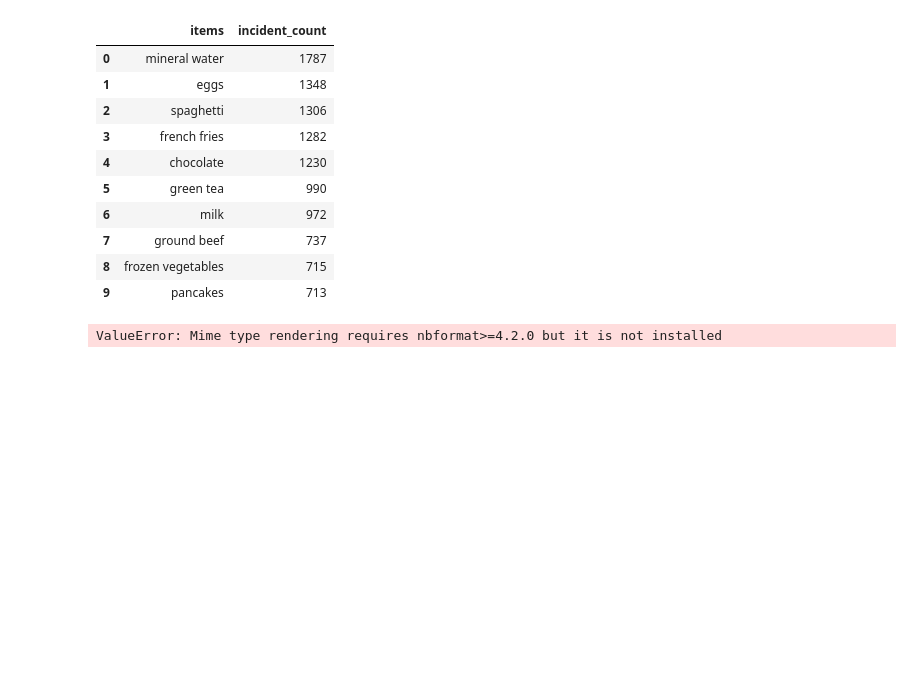
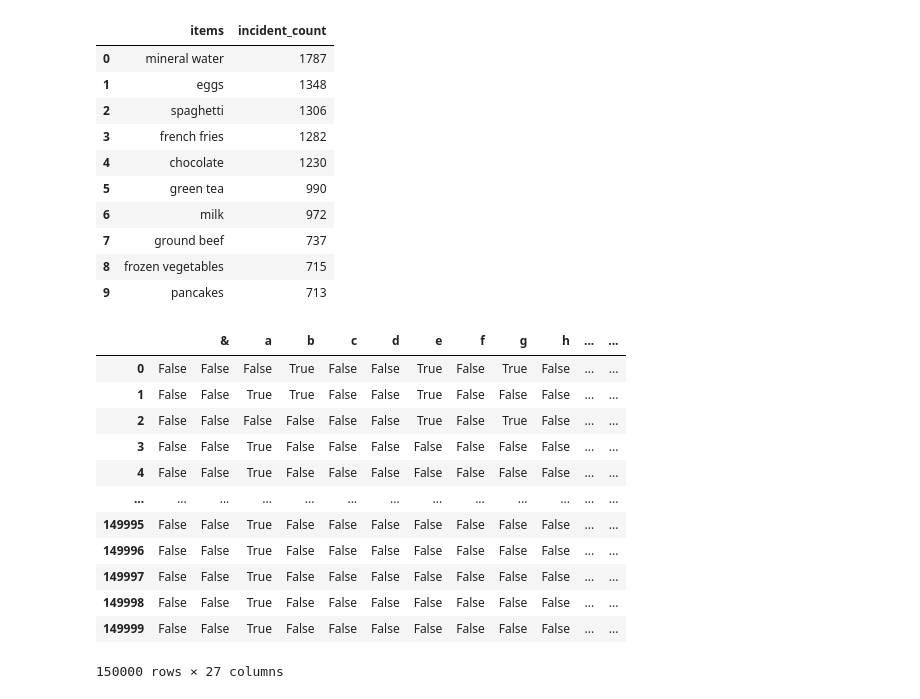
Before and after one commit to juskui/assosiaatio, a Jupyter notebook: kori.ipynb, the cells around one changed output. Saved outputs shown, nothing was run; the diff lists cells and outputs as text; code cells hidden in the pictures; blank space fills up the shorter version.

```diff
--- a/kori.ipynb
+++ b/kori.ipynb
@@ -20,0 +11,13 @@ data.head(10)
+# %%
+import numpy as np
+from tqdm import tqdm
+
+# Gather All Items of Each Transactions into Numpy Array
+transaction = []
+# for i in tqdm(range(0, data.shape[0]),desc= "transaction for-silmukka"):
+#     for j in range(0, data.shape[1]):
+#         transaction.append(data.values[i, j])
+
+
+#np.save('transaction.npy', transaction)
+transaction = np.load('transaction.npy')
@@ -21,13 +33,4 @@ data.head(10)
 # %%
-import numpy as np
-from tqdm import tqdm
-
-# Gather All Items of Each Transactions into Numpy Array
-transaction = []
-for i in tqdm(range(0, data.shape[0]),desc= "eka for-silmukka"):
-    for j in range(0, data.shape[1]):
-        transaction.append(data.values[i,j])
-
 # converting to numpy array
 transaction = np.array(transaction)
 
@@ -70,5 +73,26 @@ fig = px.treemap(df_table.head(30), path=['all', "items"], values='incident_coun
                 )
 # ploting the treemap
 fig.show()
-# %% [output]
-ValueError: Mime type rendering requires nbformat>=4.2.0 but it is not installed
+# %%
+# importing the required module
+from mlxtend.preprocessing import TransactionEncoder
+# initializing the transactionEncoder
+te = TransactionEncoder()
+te_ary = te.fit(transaction).transform(transaction)
+dataset = pd.DataFrame(te_ary, columns=te.columns_)
+# dataset after encoded
+dataset
+# %% [output]
+|  |  | & | a | b | c | d | e | f | g | h | ... | ... |
+| 0 | False | False | False | True | False | False | True | False | True | False | ... | ... |
+| 1 | False | False | True | True | False | False | True | False | False | False | ... | ... |
+| 2 | False | False | False | False | False | False | True | False | True | False | ... | ... |
+| 3 | False | False | True | False | False | False | False | False | False | False | ... | ... |
+| 4 | False | False | True | False | False | False | False | False | False | False | ... | ... |
+| ... | ... | ... | ... | ... | ... | ... | ... | ... | ... | ... | ... | ... |
+| 149995 | False | False | True | False | False | False | False | False | False | False | ... | ... |
+| 149996 | False | False | True | False | False | False | False | False | False | False | ... | ... |
+| 149997 | False | False | True | False | False | False | False | False | False | False | ... | ... |
+| 149998 | False | False | True | False | False | False | False | False | False | False | ... | ... |
+| 149999 | False | False | True | False | False | False | False | False | False | False | ... | ... |
+150000 rows × 27 columns
```
Also changed, not shown: parts of 2 cells of this notebook, 1 other file.
